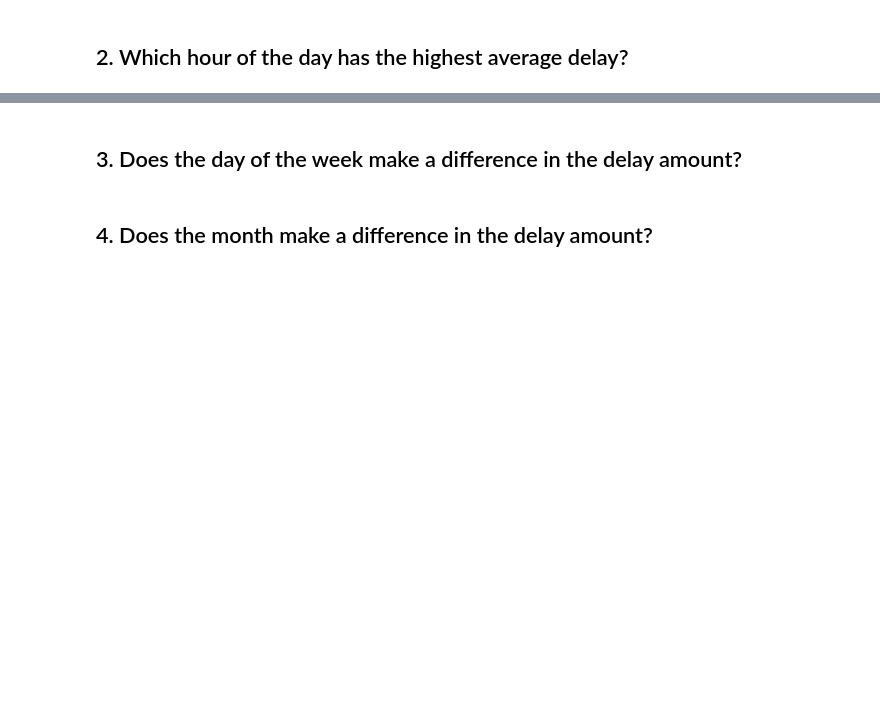
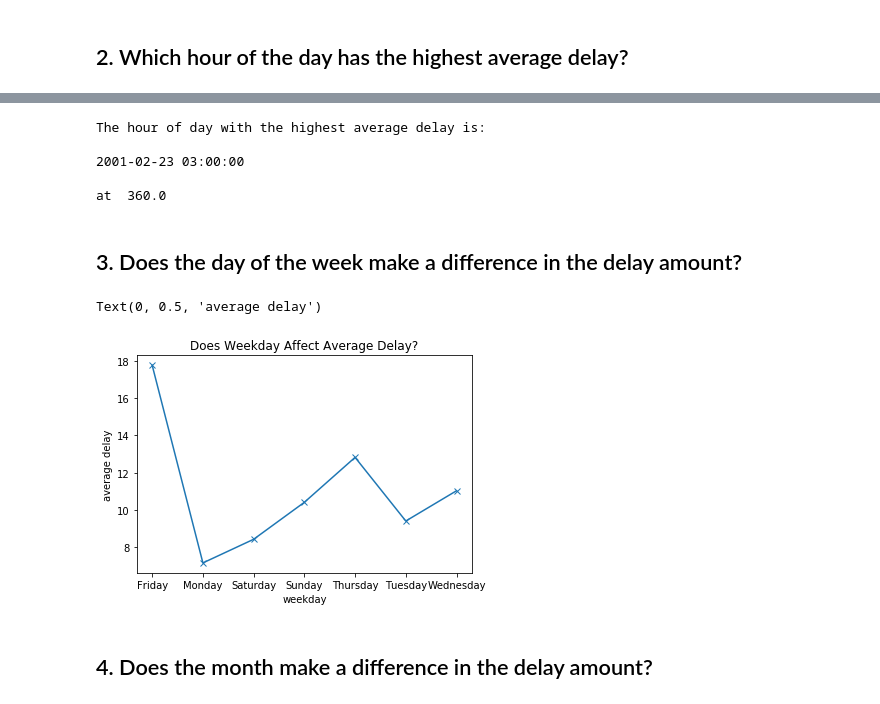
Before and after one commit to ThompsonBethany01/time-series-exercises, a Jupyter notebook: Working_With_Time_Series_Exercises.ipynb, the cells around one changed output, grey strips where cells are left out. Drawn from its saved outputs; the diff is of its cells as text; code cells hidden in the pictures; blank space fills up the shorter version.

```diff
--- a/Working_With_Time_Series_Exercises.ipynb
+++ b/Working_With_Time_Series_Exercises.ipynb
@@ -319,3 +329,7 @@ df3.head(1)
 # %% [output]
 |  | date | delay | distance | origin | destination |
 | 0 | 2001-01-13 14:56:00 | 32 | 417 | SAN | SJC |
+# %%
+df3['weekday'] = df3.date.dt.day_name()
+df3 = df3.set_index('date')
+df3
@@ -322,2 +366,4 @@ df3.head(1)
 # %% [markdown]
 ## 1. Convert any negative delays to 0.
+# %%
+df3.delay = df3.delay.where((df3.delay > 0), 0)
@@ -326,4 +403,21 @@ df3.head(1)
+# %%
+print('The hour of day with the highest average delay is:\n')
+print(df3.delay.resample('H').mean().idxmax())
+print('\nat ',df3.delay.resample('H').mean().max())
+# %% [output]
+The hour of day with the highest average delay is:
+
+2001-02-23 03:00:00
+
+at  360.0
 # %% [markdown]
 ## 3. Does the day of the week make a difference in the delay amount?
+# %%
+df3.groupby('weekday').mean().delay.plot(marker='x')
+plt.title('Does Weekday Affect Average Delay?')
+plt.ylabel('average delay')
+# %% [output]
+Text(0, 0.5, 'average delay')
+[figure, added]
 # %% [markdown]
 ## 4. Does the month make a difference in the delay amount?
```
Also changed, not shown: parts of 10 cells of this notebook, 1 other file.
